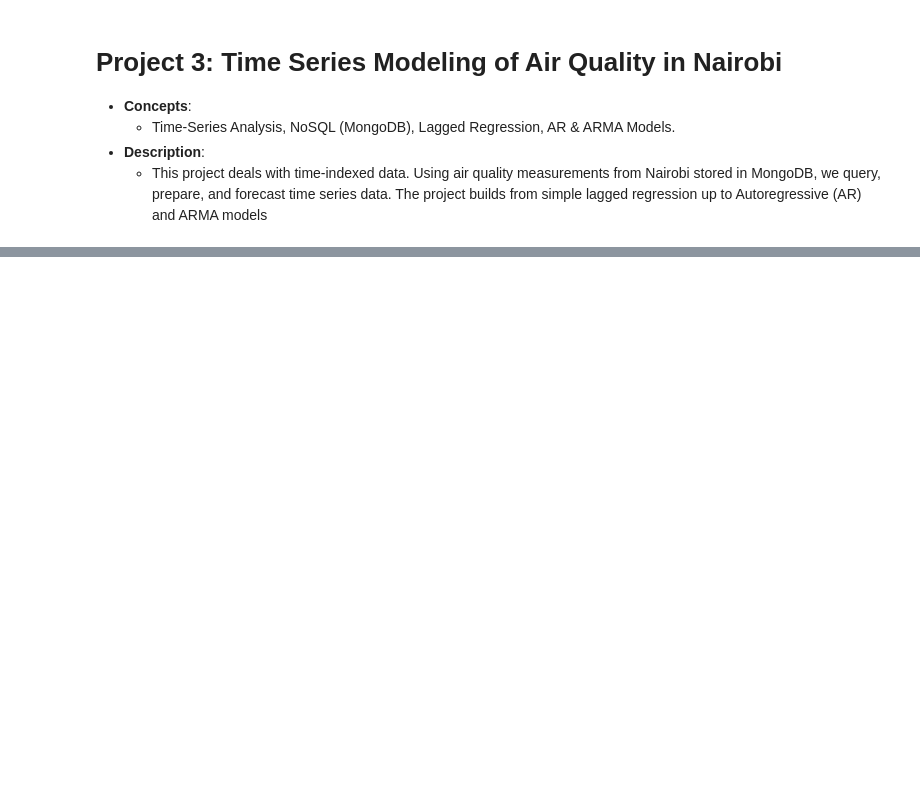
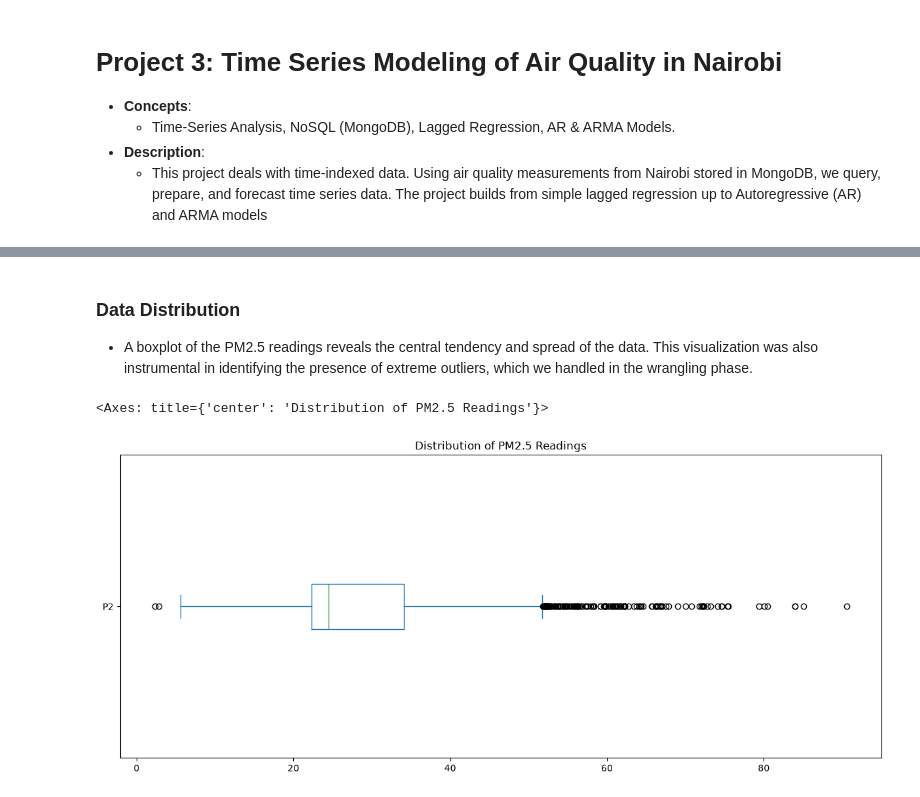
Before and after one commit to DominicNyabuto/Data-Science-Machine-Learning-Projects-, a Jupyter notebook: Project-3/notebook.ipynb, the cells around one changed output, grey strips where cells are left out. Saved outputs shown, nothing was run; the diff lists cells and outputs as text; code cells hidden in the pictures; blank space fills up the shorter version.

```diff
--- a/Project-3/notebook.ipynb
+++ b/Project-3/notebook.ipynb
@@ -59,0 +105,11 @@ print(df.head())
+# %% [markdown]
+### Data Distribution
+
+- A boxplot of the PM2.5 readings reveals the central tendency and spread of the data. This visualization was also instrumental in identifying the presence of extreme outliers, which we handled in the wrangling phase.
+# %%
+fig, ax = plt.subplots(figsize=(15, 6))
+df = pd.DataFrame(y)
+df['P2'].plot(kind='box' ,vert=False,title='Distribution of PM2.5 Readings')
+# %% [output]
+<Axes: title={'center': 'Distribution of PM2.5 Readings'}>
+[figure, added]
```
Also changed, not shown: parts of 16 cells of this notebook.
